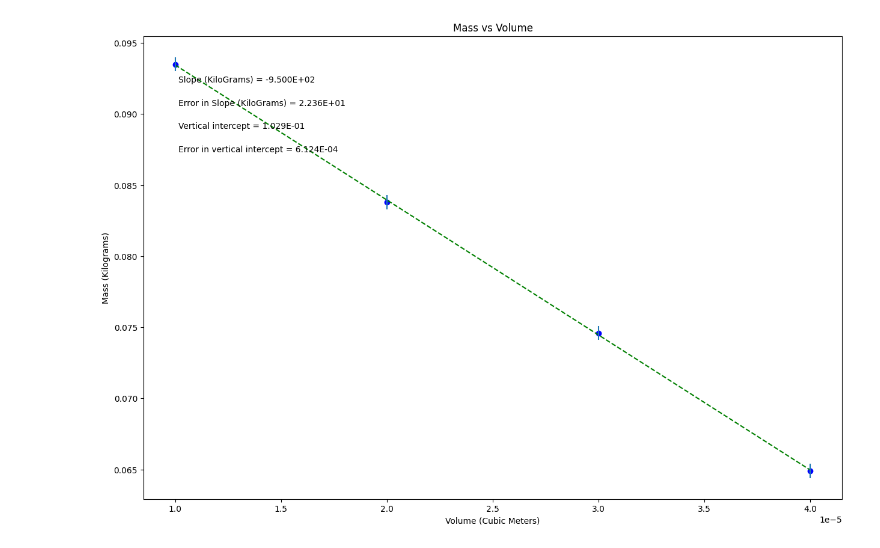
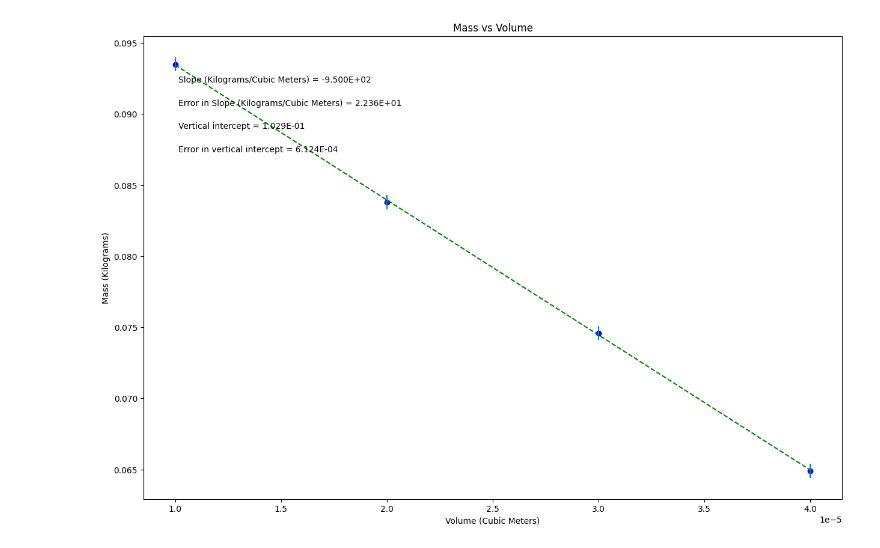
Before and after one commit to ethanandersch/physics1lab, a Jupyter notebook: PHSX_216_Buoyant_Force_Lab_Ethan_Andersch.ipynb, the cells around one changed output. Saved outputs shown, nothing was run; the diff lists cells and outputs as text; code cells hidden in the pictures.

```diff
--- a/PHSX_216_Buoyant_Force_Lab_Ethan_Andersch.ipynb
+++ b/PHSX_216_Buoyant_Force_Lab_Ethan_Andersch.ipynb
@@ -40,7 +40,7 @@ dy = err_Mass       #this should be your error in y array
 plot_title= 'Mass vs Volume'
 x_label= 'Volume (Cubic Meters)'
 y_label= 'Mass (Kilograms)'
-slope_units= 'KiloGrams'
+slope_units= 'Kilograms/Cubic Meters'
 
 #UPDATE ANNOTATION PLACEMENT SO IT'S OUT OF WAY OF PLOTTED DATA AND BEST FIT LINE
 #integer from 1 to 4, top R corner is 1 (counter-clockwise from there)
@@ -92,31 +92,31 @@ elif annotation_placement==3 or annotation_placement==4:
 #Don't need to change anything in this section!
 
 #Plot data on graph. Plot error bars and place values for slope,
 #error in slope, and vertical intercept (plus error) on the plot using "annotate"
 
 plt.figure(figsize=(15,10))
 
 plt.plot(x, fit, color='green', linestyle='--')
 plt.scatter(x, y, color='blue', marker='o')
 
 plt.xlabel(x_label)
 plt.ylabel(y_label)
 plt.title(plot_title)
 
 plt.errorbar(x, y, yerr=dy, xerr=None, fmt="none") #don't need to plot x error bars
 
 plt.annotate('Slope ({}) = {value:.{digits}E}'.format(slope_units,value=m, digits=3),
              (xpos, ypos[0]), xycoords='axes fraction')
 
 plt.annotate('Error in Slope ({}) = {value:.{digits}E}'.format(slope_units,value=dm, digits=3),
              (xpos, ypos[1]), xycoords='axes fraction')
 
 plt.annotate('Vertical intercept = {value:.{digits}E}'.format(value=b, digits=3),
              (xpos, ypos[2]), xycoords='axes fraction')
 
 plt.annotate('Error in vertical intercept = {value:.{digits}E}'.format(value=db, digits=3),
              (xpos, ypos[3]), xycoords='axes fraction')
 
 plt.show()
 # %% [output]
-[figure, old version]
+[figure, new version]
```
